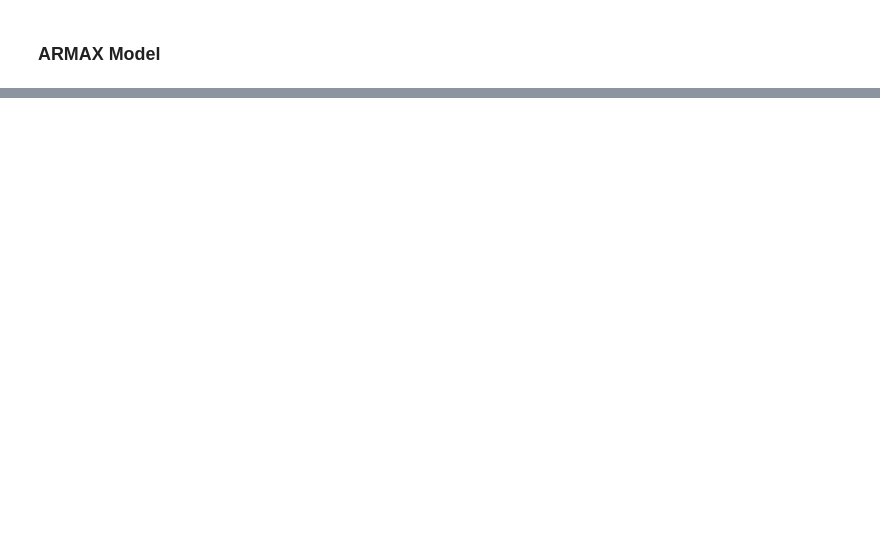
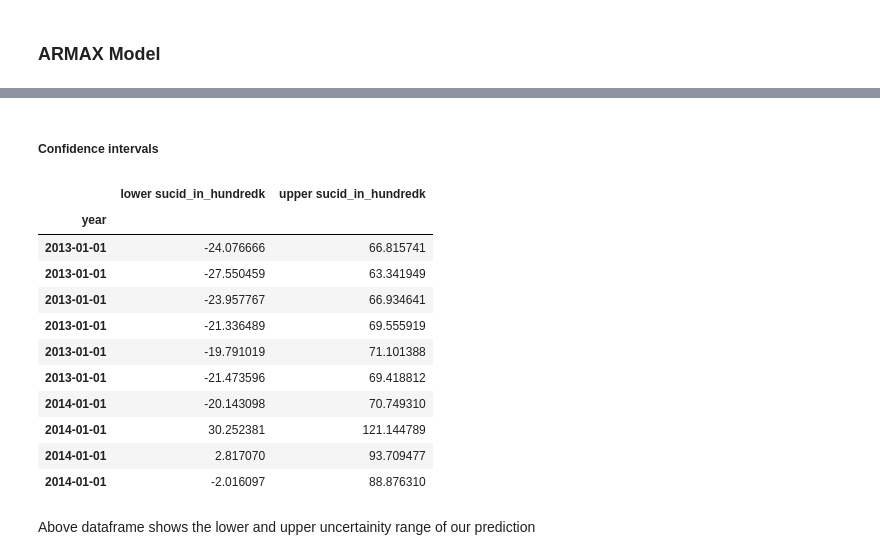
Before and after one commit to sujilkumarkm/desertion_dkit_msc_2022_sep, a Jupyter notebook: dissertation_suicide_data_models_2022.ipynb, the cells around one changed output, grey strips where cells are left out. Saved outputs shown, nothing was run; the diff lists cells and outputs as text; code cells hidden in the pictures; blank space fills up the shorter version.

Commit message:
sarimax model prediction and confidence interval

```diff
--- a/dissertation_suicide_data_models_2022.ipynb
+++ b/dissertation_suicide_data_models_2022.ipynb
@@ -216,0 +264,16 @@ MA.1           -2.5748           +0.0000j            2.5748            0.5000
+# %%
+from statsmodels.tsa. statespace.sarimax import SARIMAX
+
+# An ARMA(p, q) + constant model
+model = SARIMAX(russia, order=(2,0, 1), trend='c')
+
+# Make predictions for last 2500 values
+results = model.fit()
+
+# Generate predictions
+one_step_forecast = results.get_prediction(start=-30)
+
+# Extract prediction mean
+mean_forecast = one_step_forecast.predicted_mean
+
+print(mean_forecast.head(2))
@@ -216,0 +324,20 @@ MA.1           -2.5748           +0.0000j            2.5748            0.5000
+# %% [markdown]
+##### Confidence intervals
+# %%
+confidence_intervals = one_step_forecast.conf_int()
+confidence_intervals.head(10)
+# %% [output]
+|  | lower sucid_in_hundredk | upper sucid_in_hundredk |
+| year |  |  |
+| 2013-01-01 | -24.076666 | 66.815741 |
+| 2013-01-01 | -27.550459 | 63.341949 |
+| 2013-01-01 | -23.957767 | 66.934641 |
+| 2013-01-01 | -21.336489 | 69.555919 |
+| 2013-01-01 | -19.791019 | 71.101388 |
+| 2013-01-01 | -21.473596 | 69.418812 |
+| 2014-01-01 | -20.143098 | 70.749310 |
+| 2014-01-01 | 30.252381 | 121.144789 |
+| 2014-01-01 | 2.817070 | 93.709477 |
+| 2014-01-01 | -2.016097 | 88.876310 |
+# %% [markdown]
+Above dataframe shows the lower and upper uncertainity range of our prediction
```
Also changed, not shown: parts of 14 cells of this notebook, 1 other file.
